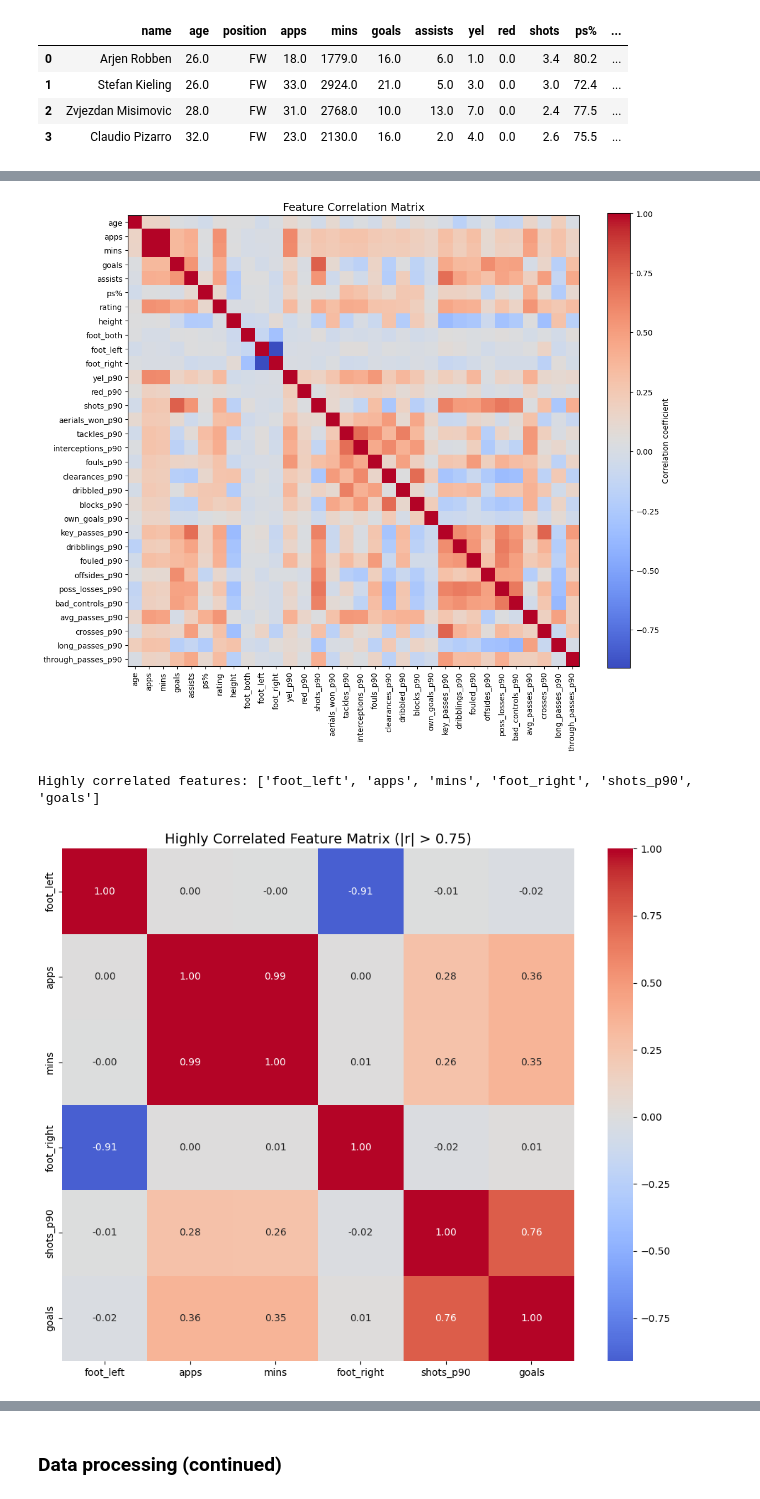
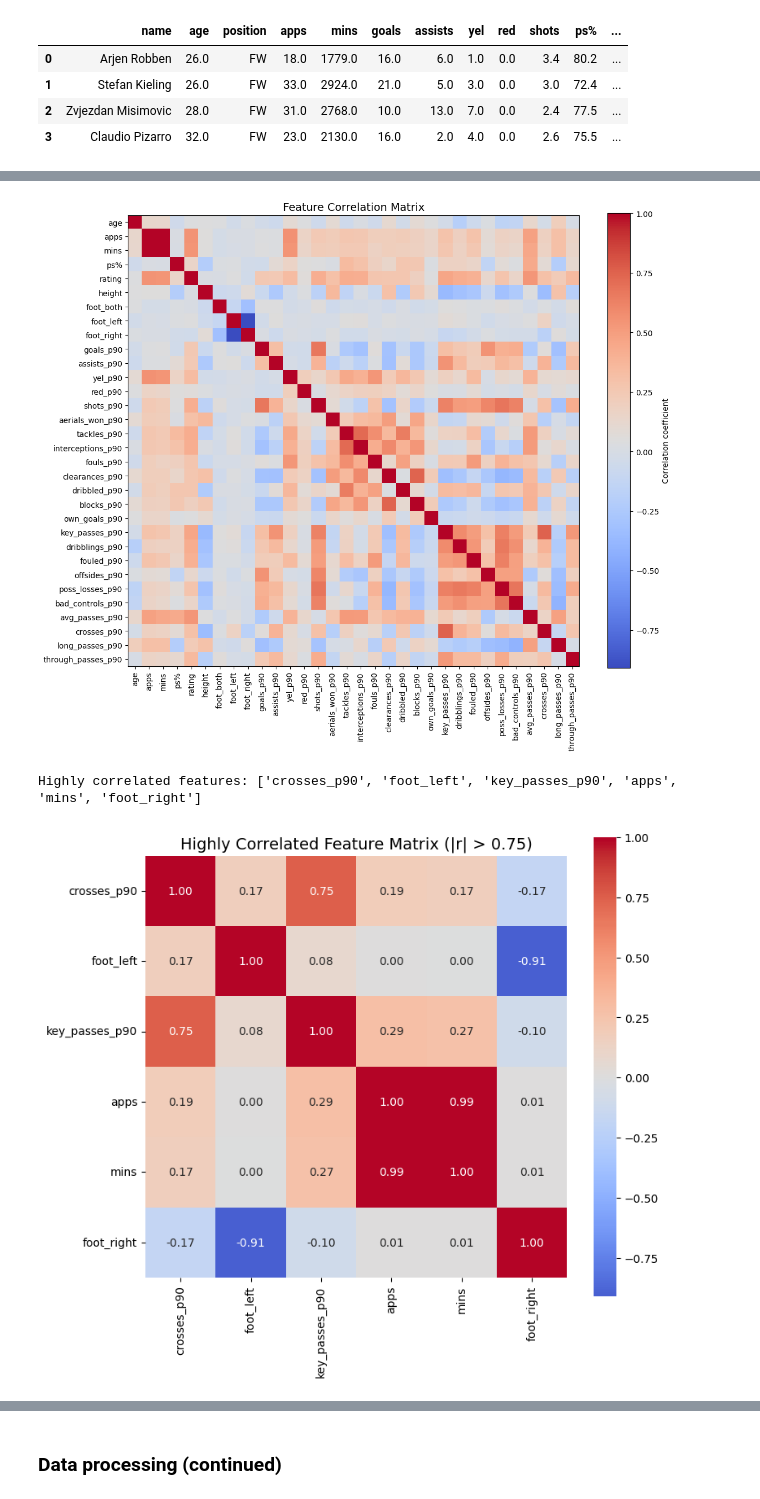
Before and after one commit to Computational-Tools-in-DS-G42/footballer-profiler-AI, a Jupyter notebook: player_profiler.ipynb, the cells around one changed output, grey strips where cells are left out. Cells and saved outputs as stored; diff of their text form; code cells hidden in the pictures.

```diff
--- a/player_profiler.ipynb
+++ b/player_profiler.ipynb
@@ -312,0 +315,7 @@ df_clean[["name", "height", "foot"]].head(10)
+# %%
+#Filtering out players that played less than 90 mins
+print("Before: " + str(df_clean["mins"].min()) + "mins")
+val1 = df_clean.shape[0]
+df_clean = df_clean[df_clean["mins"] >= 180]
+print("After: " + str(df_clean["mins"].min()) + "mins")
+print(f"Removed players: {val1 - df_clean.shape[0]}")
@@ -441,4 +454,11 @@ display(df_clean.head(4))
 | 1 | Stefan Kieling | 26.0 | FW | 33.0 | 2924.0 | 21.0 | 5.0 | 3.0 | 0.0 | 3.0 | 72.4 | ... |
 | 2 | Zvjezdan Misimovic | 28.0 | FW | 31.0 | 2768.0 | 10.0 | 13.0 | 7.0 | 0.0 | 2.4 | 77.5 | ... |
 | 3 | Claudio Pizarro | 32.0 | FW | 23.0 | 2130.0 | 16.0 | 2.0 | 4.0 | 0.0 | 2.6 | 75.5 | ... |
+# %%
+# Converting attributes "goals" and "assists" to per 90 minutes.
+
+df_clean['goals_p90'] = df_clean['goals'] / (df_clean['mins'] / 90)
+df_clean['assists_p90'] = df_clean['assists'] / (df_clean['mins'] / 90)
+
+df_clean = df_clean.drop(columns=["goals", "assists"])
 # %%
@@ -498,30 +519,30 @@ plt.yticks(range(len(corr.columns)), corr.columns)
 plt.tight_layout()
 plt.show()
 # %% [output]
-[figure, old version]
+[figure, new version]
 # %%
 threshold = 0.75
 high_corr_pairs = corr.unstack().sort_values(ascending=False)
 high_corr_pairs = high_corr_pairs[(abs(high_corr_pairs) > threshold) & (abs(high_corr_pairs) < 1)]
 
 # Extract relevant features
 high_corr_features = list(
     set(high_corr_pairs.index.get_level_values(0)).union(
         set(high_corr_pairs.index.get_level_values(1))
     )
 )
 
 print("Highly correlated features:", high_corr_features)
 
 # Subset correlation matrix
 corr_subset = corr.loc[high_corr_features, high_corr_features]
 
 # Plot with Seaborn
-plt.figure(figsize=(10, 8))
+plt.figure(figsize=(8, 7))
 sns.heatmap(corr_subset, cmap='coolwarm', annot=True, fmt=".2f", center=0, square=True)
 plt.title(f"Highly Correlated Feature Matrix (|r| > {threshold})", fontsize=14)
 plt.tight_layout()
 plt.show()
 # %% [output]
-Highly correlated features: ['foot_left', 'apps', 'mins', 'foot_right', 'shots_p90', 'goals']
+Highly correlated features: ['crosses_p90', 'foot_left', 'key_passes_p90', 'apps', 'mins', 'foot_right']
-[figure, old version]
+[figure, new version]
```
Also changed, not shown: parts of 28 cells of this notebook.
